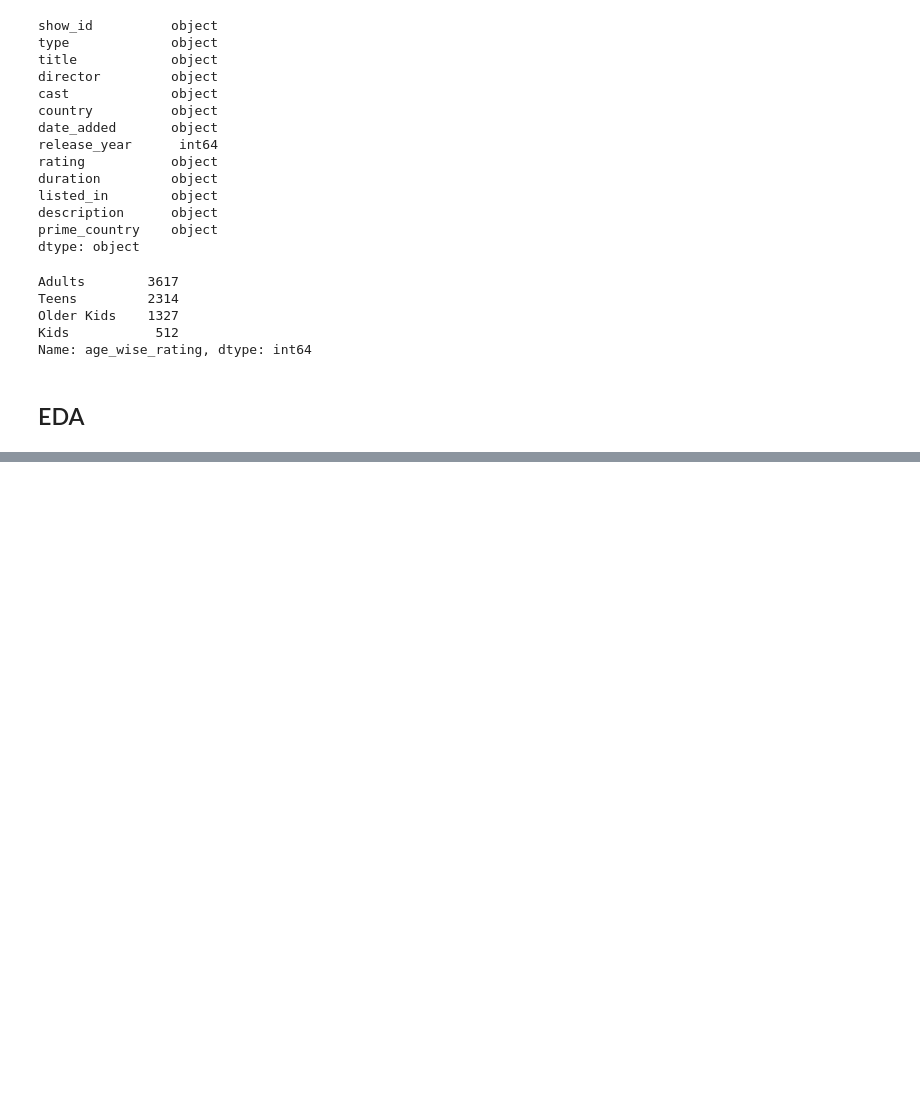
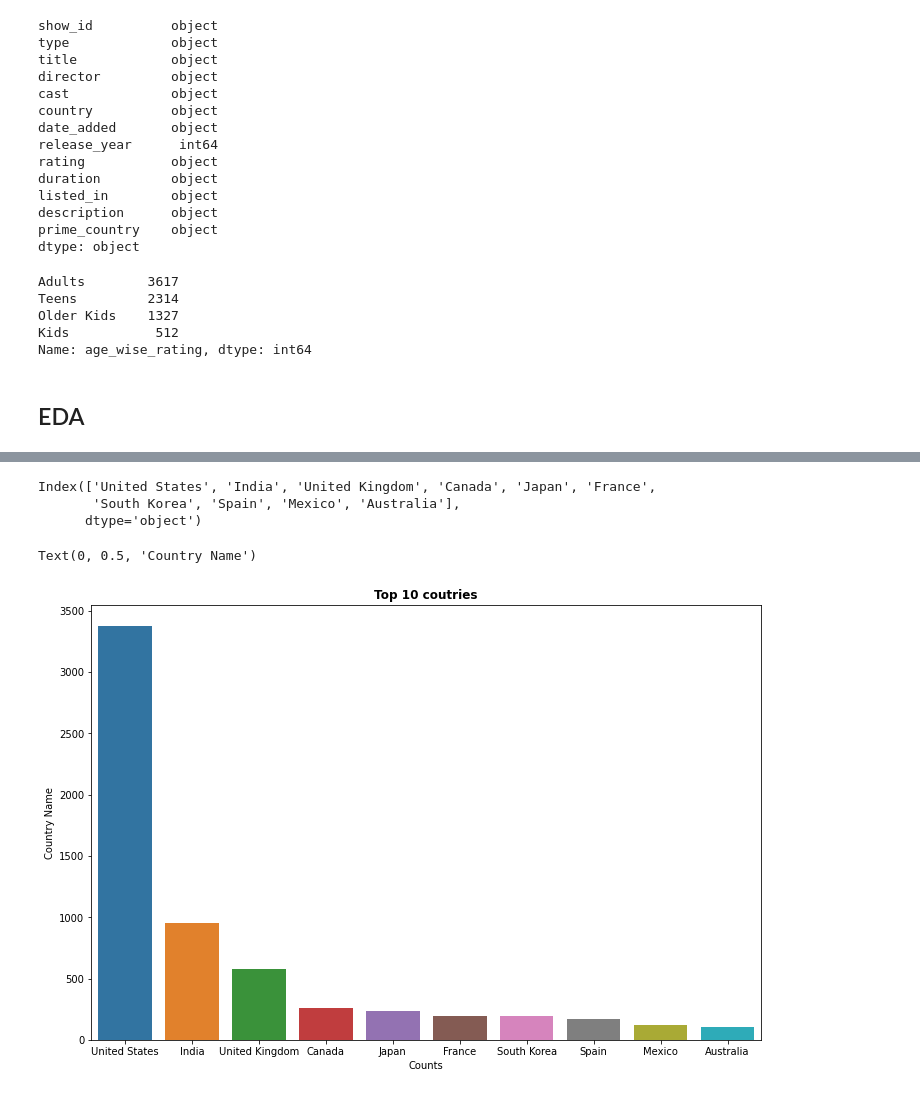
Before and after one commit to KirteshVerma/Netflix-movies-and-TV-shows, a Jupyter notebook: Netflix_movies_and_TV_shows_clustering.ipynb, the cells around one changed output, grey strips where cells are left out. Cells and saved outputs as stored; diff of their text form; code cells hidden in the pictures; blank space fills up the shorter version.

```diff
--- a/Netflix_movies_and_TV_shows_clustering.ipynb
+++ b/Netflix_movies_and_TV_shows_clustering.ipynb
@@ -184,0 +229,19 @@ df.head()
+# %%
+top_countries = df['prime_country'].value_counts()[0:10]
+top_countries.index
+# %% [output]
+Index(['United States', 'India', 'United Kingdom', 'Canada', 'Japan', 'France',
+       'South Korea', 'Spain', 'Mexico', 'Australia'],
+      dtype='object')
+# %%
+# Top 10 countries on Netflix
+plt.figure(figsize=(12,8))
+ax=sns.countplot(x='prime_country',lw=2,data=df,
+              order=df['prime_country'].value_counts().index[0:10])
+
+plt.title('Top 10 coutries',fontweight="bold")
+plt.xlabel('Counts')
+plt.ylabel('Country Name')
+# %% [output]
+Text(0, 0.5, 'Country Name')
+[figure, added]
```
Also changed, not shown: parts of 6 cells of this notebook.
